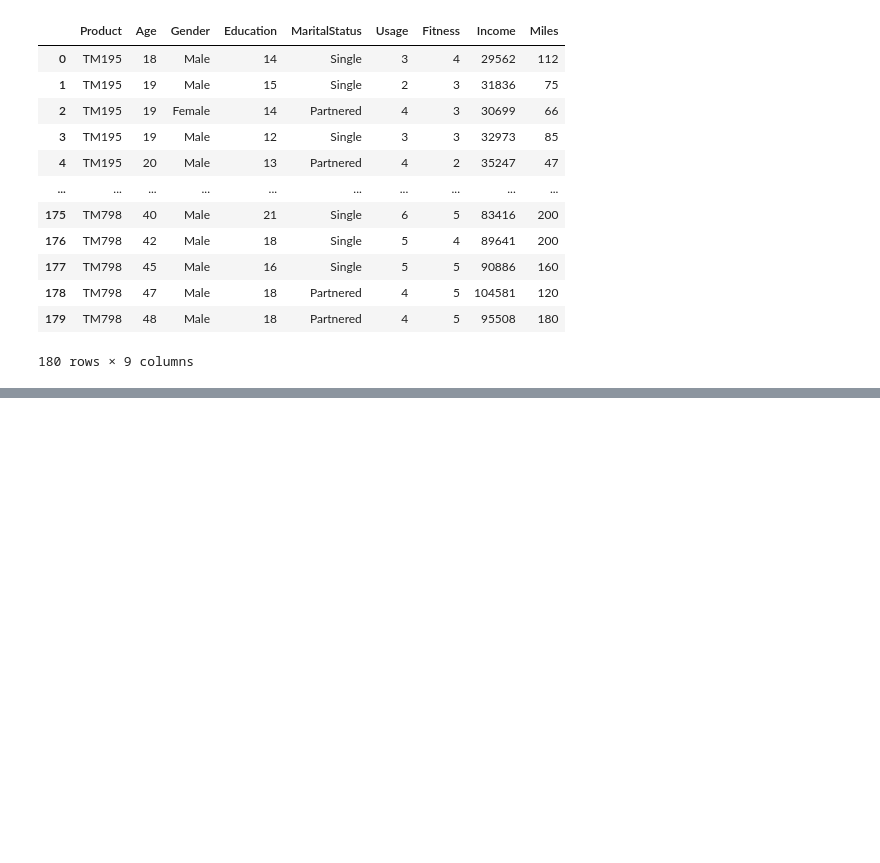
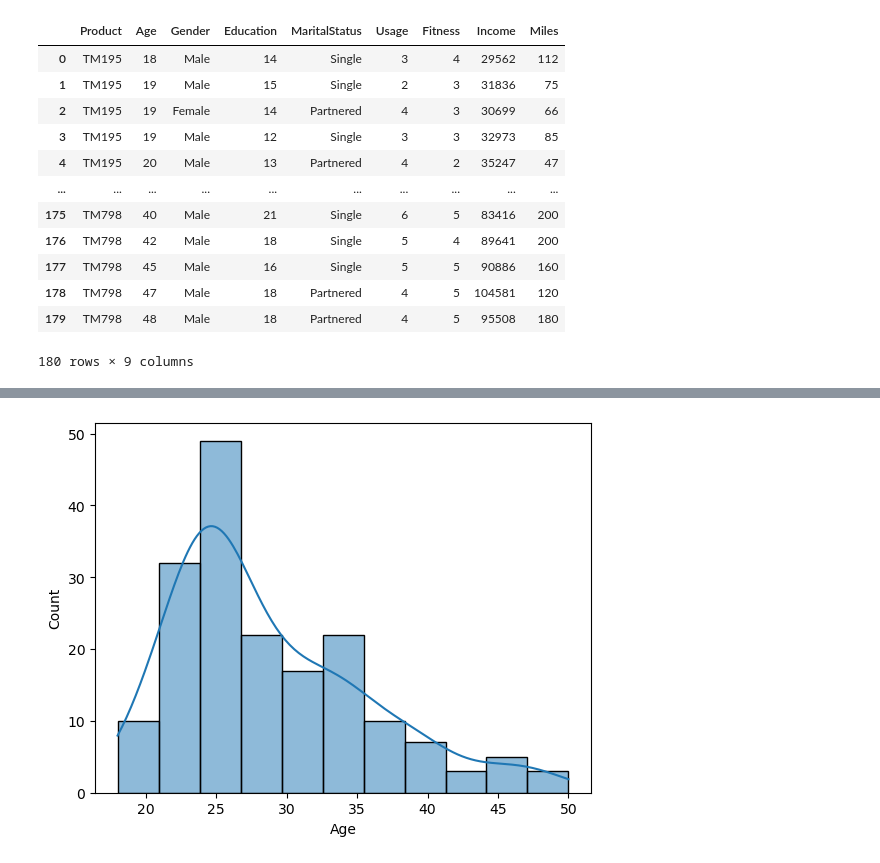
Before and after one commit to zypher-4/mit-adsp, a Jupyter notebook: Week 1/First Casestudy.ipynb, the cells around one changed output, grey strips where cells are left out. Saved outputs shown, nothing was run; the diff lists cells and outputs as text; code cells hidden in the pictures; blank space fills up the shorter version.

```diff
--- a/Week 1/First Casestudy.ipynb
+++ b/Week 1/First Casestudy.ipynb
@@ -23,0 +104,4 @@ df
+# %%
+sns.histplot(data=df, x='Age', kde=True);
+# %% [output]
+[figure, added]
```
Also changed, not shown: parts of 14 cells of this notebook, 8 other files.
